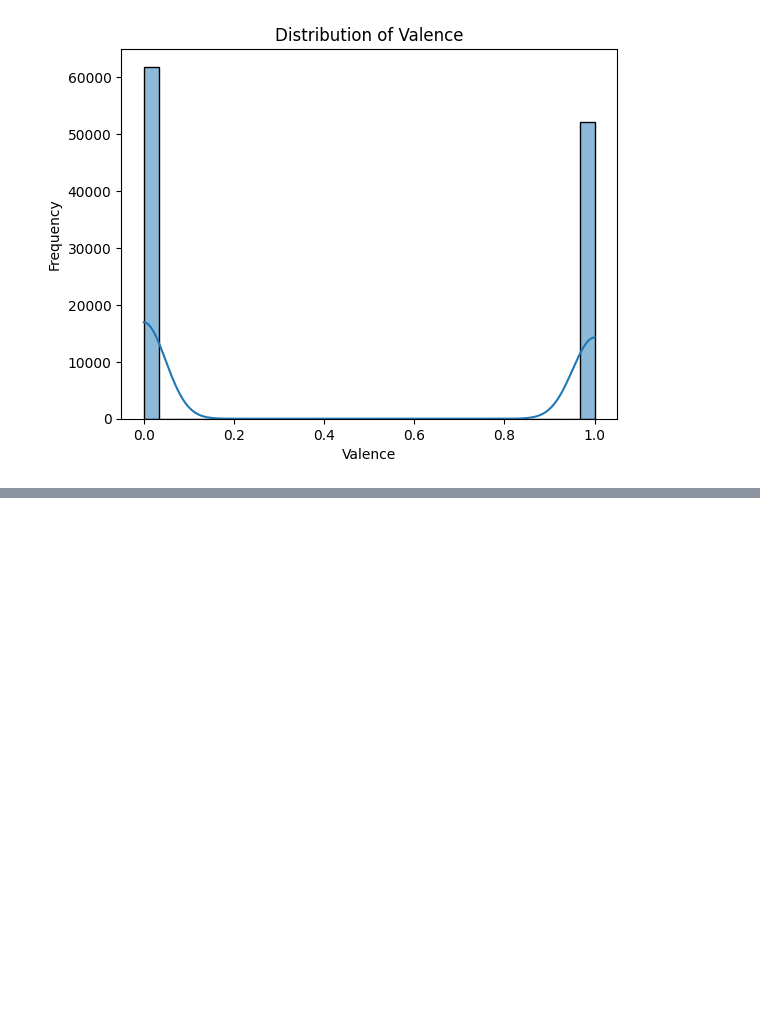
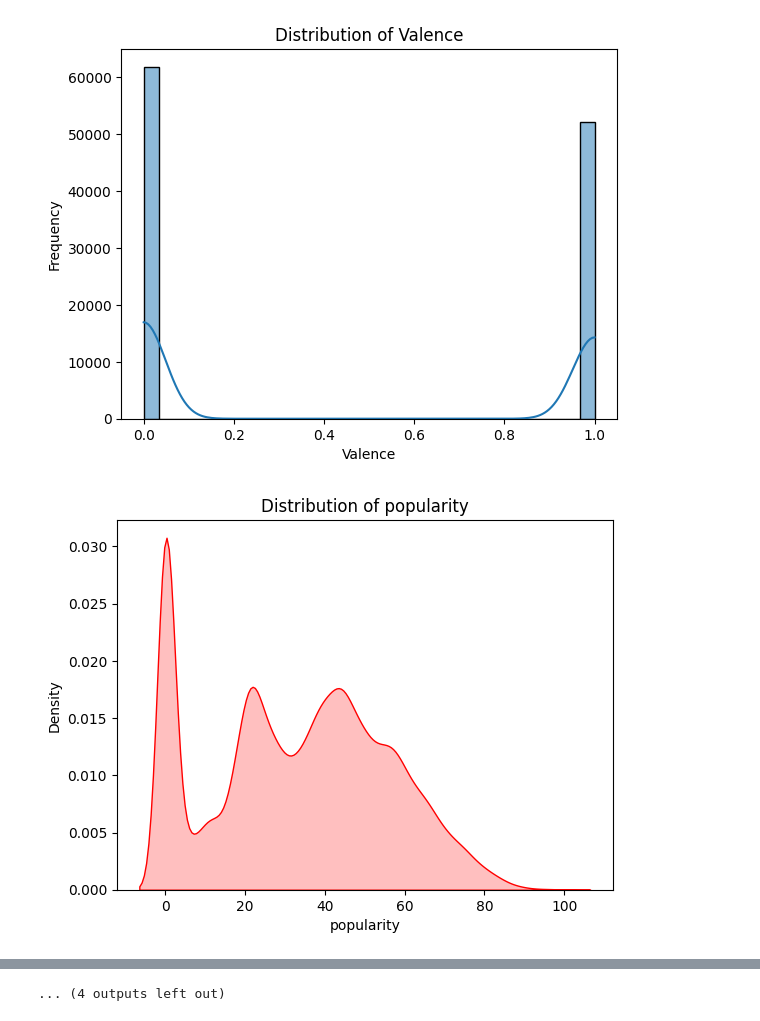
Before and after one commit to nfortes/music-happiness-predictor, a Jupyter notebook: EDA-music-happiness-predictor.ipynb, the cells around one changed output, grey strips where cells are left out. Saved outputs shown, nothing was run; the diff lists cells and outputs as text; code cells hidden in the pictures; blank space fills up the shorter version.

```diff
--- a/EDA-music-happiness-predictor.ipynb
+++ b/EDA-music-happiness-predictor.ipynb
@@ -111,15 +186,28 @@ plt.show()
 # %%
-sns.histplot(df_original_valence, kde=True, bins=30)
+sns.histplot(df_original["valence"], kde=True, bins=30)
 plt.title("Distribution of Valence")
 plt.xlabel("Valence")
 plt.ylabel("Frequency")
 plt.show()
 
 sns.histplot(df["valence"], kde=True, bins=30)
 plt.title("Distribution of Valence")
 plt.xlabel("Valence")
 plt.ylabel("Frequency")
 plt.show()
+
+for col in df.select_dtypes(include=["float", "int"]).columns:
+    if col == "mode":
+        mode_bar = df["mode"].apply(lambda x: "High" if x > 0.5 else "Low")
+        sns.histplot(df["mode"], kde=True, bins=30)
+        plt.title(f"Distribution of {col}")
+        plt.show()
+
+    sns.kdeplot(df[col], label=f"{col}", fill=True, color="r")
+    plt.title(f"Distribution of {col}")
+
+    plt.show()
 # %% [output]
 [figure]
 [figure]
+[figure, added]
@@ -125,0 +223 @@ plt.show()
+... (4 outputs left out)
```
Also changed, not shown: parts of 9 cells of this notebook, 2 other files.
